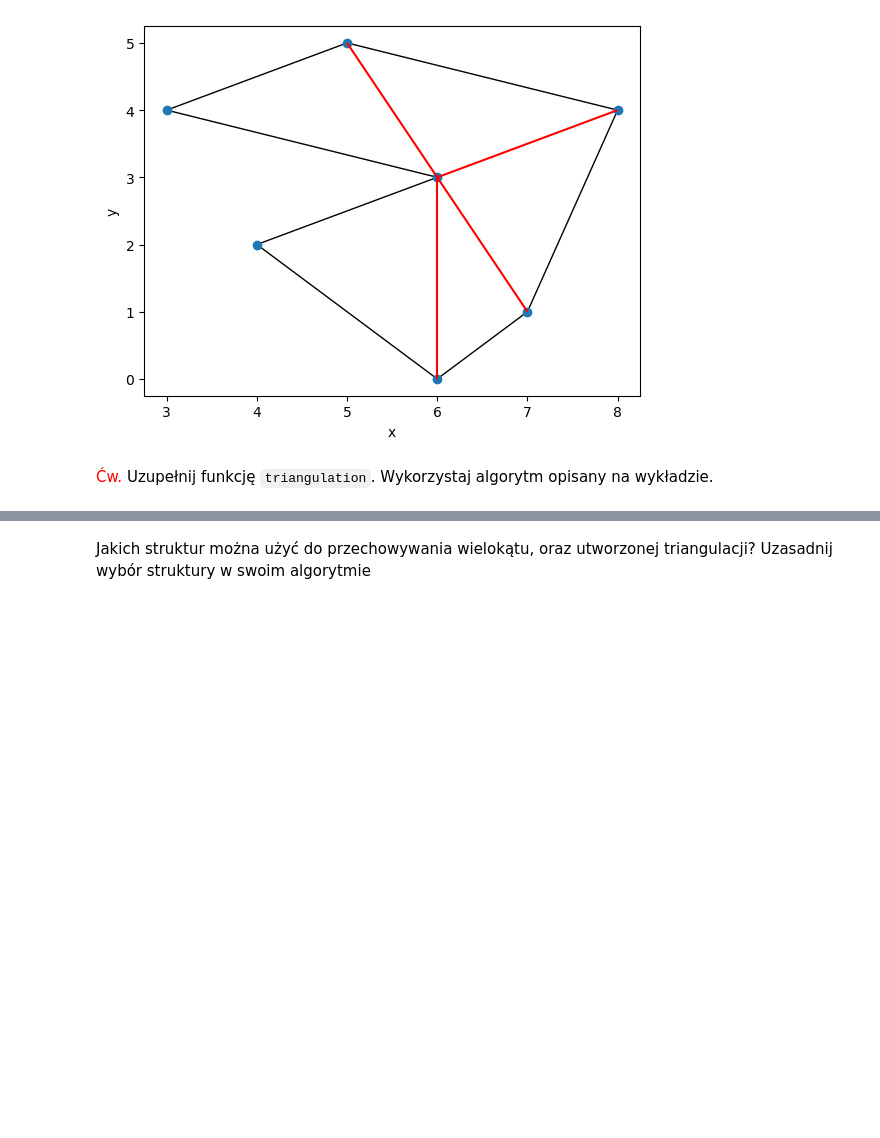
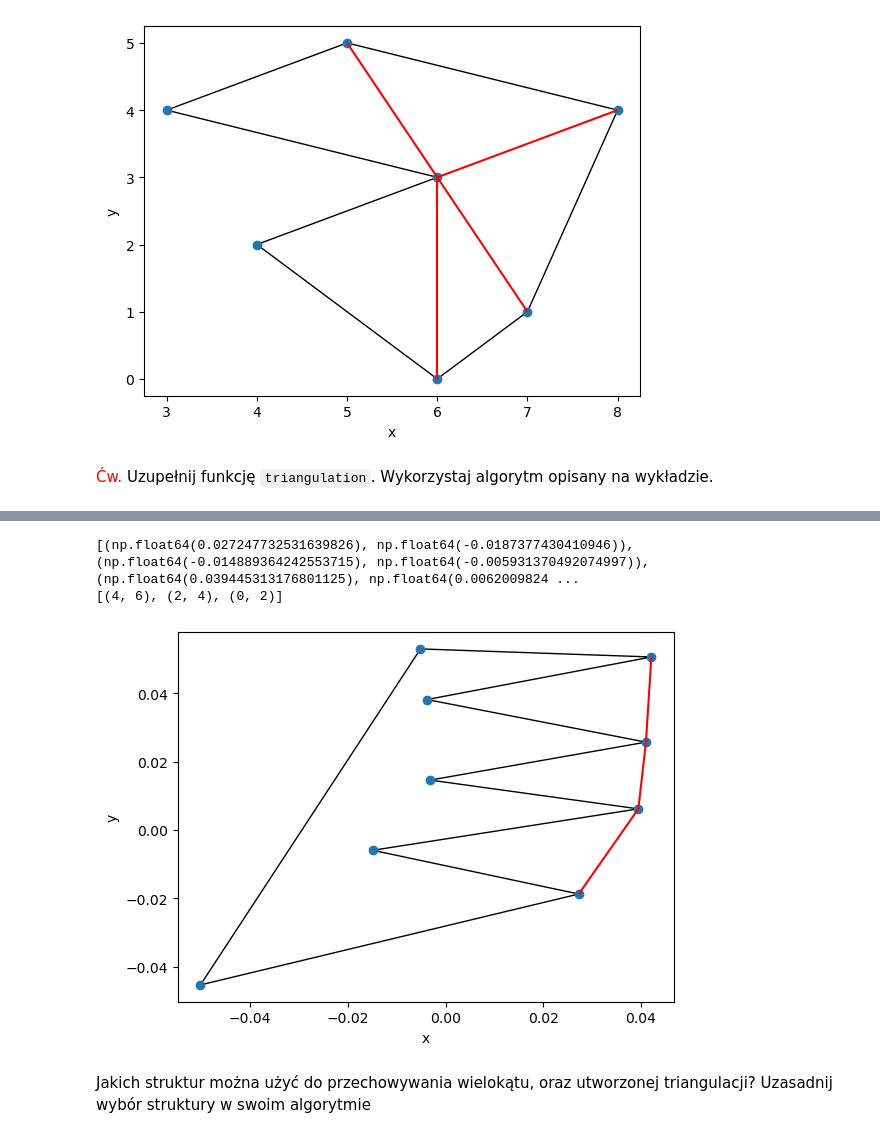
Before and after one commit to WSm-77/geometric_algorithms, a Jupyter notebook: lab3/main.ipynb, the cells around one changed output, grey strips where cells are left out. Drawn from its saved outputs; the diff is of its cells as text; code cells hidden in the pictures; blank space fills up the shorter version.

Commit message:
Add function that loads polygon from file

```diff
--- a/lab3/main.ipynb
+++ b/lab3/main.ipynb
@@ -128,6 +135,26 @@ def get_polygon():
     plt.show()
 
     return points
+# %%
+def load_polygon_from_file(filename: str):
+    """
+    Odczytuje punkty z pliku i zwraca listę punktów jako krotki liczb zmiennoprzecinkowych.
+    Każda linia w pliku powinna zawierać dwie liczby zmiennoprzecinkowe oddzielone spacją, reprezentujące współrzędne x i y punktu.
+
+    :param filename: Nazwa pliku zawierającego punkty. Każda linia w pliku powinna zawierać dwie liczby zmiennoprzecinkowe oddzielone spacją.
+    :return list of tuple: Lista, w której każdy element jest krotką reprezentującą punkt (x, y). Jeśli plik nie zostanie znaleziony lub zawiera nieprawidłowe dane, zwracana jest pusta lista.
+    """
+    points = []
+    try:
+        with open(filename, 'r') as file:
+            for line in file:
+                x, y = map(np.float64, line.strip().split())
+                points.append((x, y))
+    except FileNotFoundError:
+        print(f"File '{filename}' not found.")
+    except ValueError:
+        print("Invalid format in file. Each line should contain two floats separated by a space.")
+    return points
 # %%
 def mat_det_3x3(a, b, c):
     """
@@ -555,3 +583,23 @@ print(polygonTriangulation)
+# %%
+%matplotlib inline
+# polygonFromFile = load_polygon_from_file("/home/wiktor/university/sem3/geometrical_algorithms/bit-algo-vis-tool/bitalg/tests/test3_tests/task3/test_3_3_1.in")
+# polygonFromFile = load_polygon_from_file("/home/wiktor/university/sem3/geometrical_algorithms/bit-algo-vis-tool/bitalg/tests/test3_tests/task3/test_3_3_2.in")
+# polygonFromFile = load_polygon_from_file("/home/wiktor/university/sem3/geometrical_algorithms/bit-algo-vis-tool/bitalg/tests/test3_tests/task3/test_3_3_3.in")
+# polygonFromFile = load_polygon_from_file("/home/wiktor/university/sem3/geometrical_algorithms/bit-algo-vis-tool/bitalg/tests/test3_tests/task3/test_3_3_4.in")
+# polygonFromFile = load_polygon_from_file("/home/wiktor/university/sem3/geometrical_algorithms/bit-algo-vis-tool/bitalg/tests/test3_tests/task3/test_3_3_5.in")
+polygonFromFile = load_polygon_from_file("/home/wiktor/university/sem3/geometrical_algorithms/bit-algo-vis-tool/bitalg/tests/test3_tests/task3/test_3_3_6.in")
+# polygonFromFile = load_polygon_from_file("/home/wiktor/university/sem3/geometrical_algorithms/bit-algo-vis-tool/bitalg/tests/test3_tests/task3/test_3_3_7.in")
+# polygonFromFile = load_polygon_from_file("/home/wiktor/university/sem3/geometrical_algorithms/bit-algo-vis-tool/bitalg/tests/test3_tests/task3/test_3_3_8.in")
+# polygonFromFile = load_polygon_from_file("/home/wiktor/university/sem3/geometrical_algorithms/bit-algo-vis-tool/bitalg/tests/test3_tests/task3/test_3_3_9.in")
+# polygonFromFile = load_polygon_from_file("/home/wiktor/university/sem3/geometrical_algorithms/bit-algo-vis-tool/bitalg/tests/test3_tests/task3/test_3_3_10.in")
+print(polygonFromFile)
+tri = triangulation(polygonFromFile)
+print(tri)
+draw_polygon_tri(polygonFromFile, [(polygonFromFile[x], polygonFromFile[y]) for (x, y) in tri])
+# %% [output]
+[(np.float64(0.027247732531639826), np.float64(-0.0187377430410946)), (np.float64(-0.014889364242553715), np.float64(-0.005931370492074997)), (np.float64(0.039445313176801125), np.float64(0.0062009824 ...
+[(4, 6), (2, 4), (0, 2)]
+[figure, added]
 # %% [markdown]
 Jakich struktur można użyć do przechowywania wielokątu, oraz utworzonej triangulacji? Uzasadnij wybór struktury w swoim algorytmie
 # %% [markdown]
```
Also changed, not shown: parts of 8 cells of this notebook.
